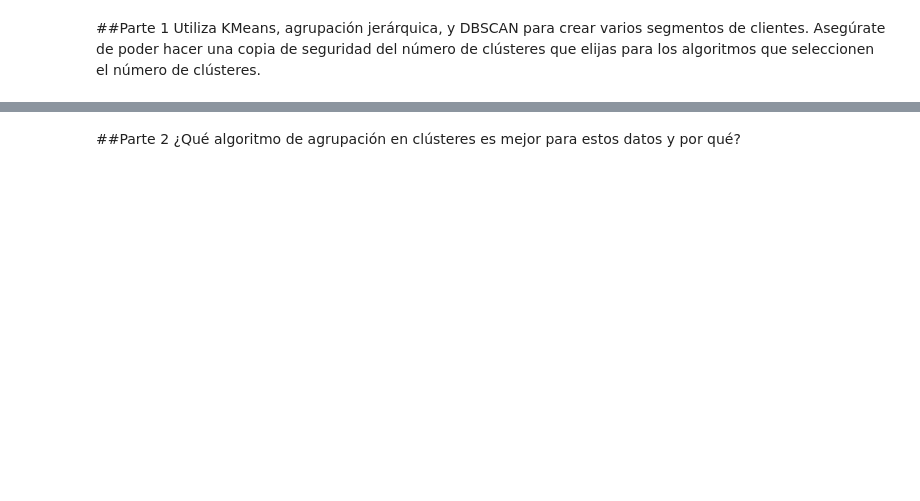
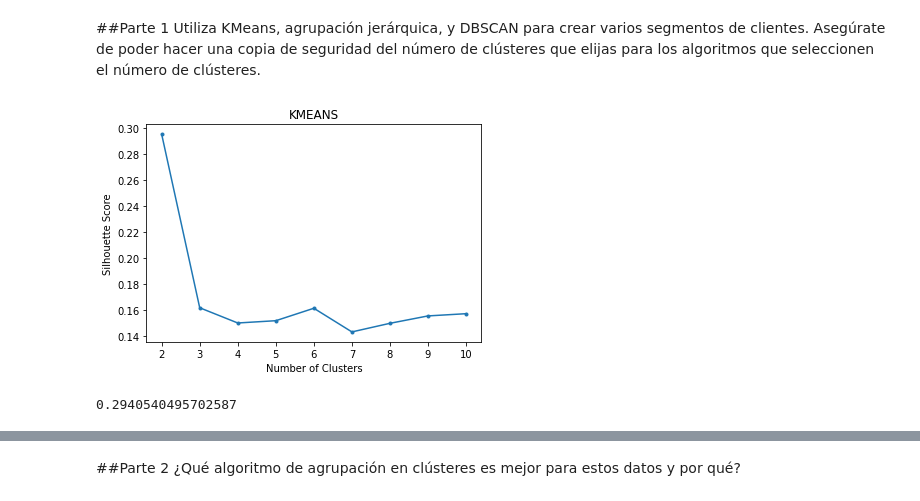
Before and after one commit to JGuarnizo/Coding_Dojo, a Jupyter notebook: Machine_Learning/Week8_KMeans/Ejercicio_Comparacion_JG.ipynb, the cells around one changed output, grey strips where cells are left out. Cells and saved outputs as stored; diff of their text form; code cells hidden in the pictures; blank space fills up the shorter version.

Commit message:
Comparación entre KMeans, agrupación jerárquica en clústeres y DBSCAN

```diff
--- a/Machine_Learning/Week8_KMeans/Ejercicio_Comparacion_JG.ipynb
+++ b/Machine_Learning/Week8_KMeans/Ejercicio_Comparacion_JG.ipynb
@@ -7,0 +16,4 @@ Tu tarea es construir a partir de tu trabajo de segmentación de clientes utiliz
+# %%
+df=pd.read_csv("https://raw.githubusercontent.com/JGuarnizo/Coding_Dojo/main/Machine_Learning/Week8_KMeans/cust_seg.csv")
+#Búsqueda de valores nulos
+df.isna().sum()
@@ -8,3 +32,37 @@ Tu tarea es construir a partir de tu trabajo de segmentación de clientes utiliz
+# %%
+#Unnamed: 0 & Customer Id tienen valores únicos en cada observación.
+#Se elimina Unnamed: 0 y Customer_Id se hace índice
+df=df.drop(columns=['Unnamed: 0'])
+df.index=df['Customer Id']
+#Se rellena valores de 'Defaulted'
+df['Defaulted']=df['Defaulted'].fillna(2)
 # %% [markdown]
 ##Parte 1
 Utiliza KMeans, agrupación jerárquica, y DBSCAN para crear varios segmentos de clientes. Asegúrate de poder hacer una copia de seguridad del número de clústeres que elijas para los algoritmos que seleccionen el número de clústeres.
+# %%
+#Escalador
+scaler = StandardScaler()
+# Ajuste y transformación de datos
+X = scaler.fit_transform(df)
+# %%
+# Visualiza diferentes puntuaciones de silueta KMEANS
+sil = []
+for i in range(2, 11):
+  kmeans = KMeans(n_clusters = i)
+  kmeans.fit(X)
+  sil.append(silhouette_score(X, kmeans.labels_))
+# Visualize scores
+plt.plot(range(2, 11), sil, marker = '.')
+plt.xlabel('Number of Clusters')
+plt.ylabel('Silhouette Score');
+plt.title('KMEANS');
+# %% [output]
+[figure, added]
+# %%
+#Algoritmo KMeans
+kmeans = KMeans(n_clusters = 2)
+kmeans.fit(X)
+df['KMEAN'] = kmeans.labels_
+silhouette_score(X, kmeans.labels_)
+# %% [output]
+0.2940540495702587
```
Also changed, not shown: parts of 12 cells of this notebook.
